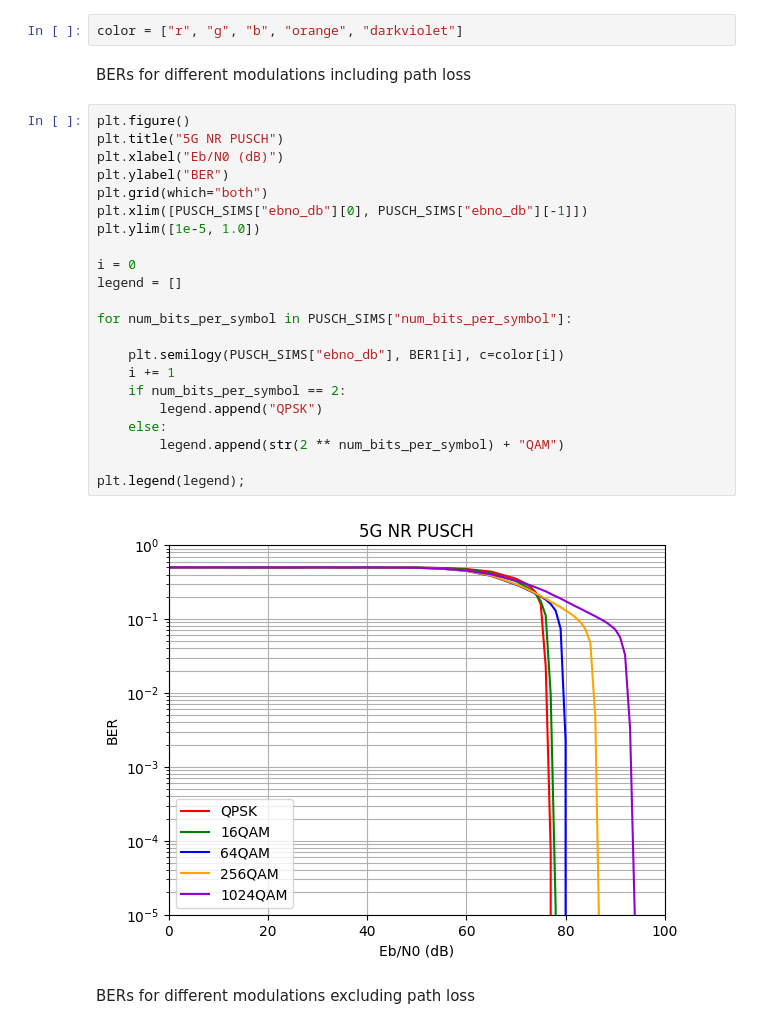
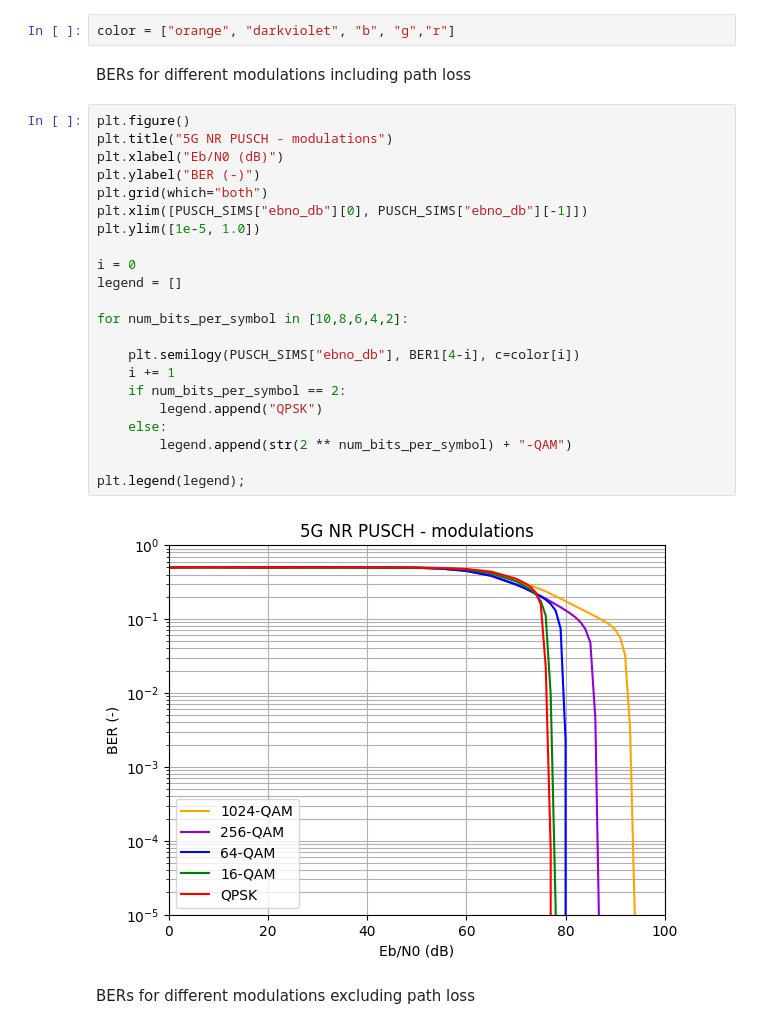
Before and after one commit to marekcrn/Masters-thesis, a Jupyter notebook: Raytracing_BERs.ipynb, the cells around one changed output. Cells and saved outputs as stored; diff of their text form.

```diff
--- a/Raytracing_BERs.ipynb
+++ b/Raytracing_BERs.ipynb
@@ -675,33 +675,33 @@ BER_modulation = np.load('data/BER_modulation.npy')
 BER_subcarrier_spacing = np.load('data/BER_subcarrier_spacing.npy')
 BER_coderate = np.load('data/BER_coderate.npy')
 # %%
-color = ["r", "g", "b", "orange", "darkviolet"]
+color = ["orange", "darkviolet", "b", "g","r"]
 # %% [markdown]
 BERs for different modulations including path loss
 # %%
 plt.figure()
-plt.title("5G NR PUSCH")
+plt.title("5G NR PUSCH - modulations")
 plt.xlabel("Eb/N0 (dB)")
-plt.ylabel("BER")
+plt.ylabel("BER (-)")
 plt.grid(which="both")
 plt.xlim([PUSCH_SIMS["ebno_db"][0], PUSCH_SIMS["ebno_db"][-1]])
 plt.ylim([1e-5, 1.0])
 
 i = 0
 legend = []
 
-for num_bits_per_symbol in PUSCH_SIMS["num_bits_per_symbol"]:
+for num_bits_per_symbol in [10,8,6,4,2]:
 
-    plt.semilogy(PUSCH_SIMS["ebno_db"], BER1[i], c=color[i])
+    plt.semilogy(PUSCH_SIMS["ebno_db"], BER1[4-i], c=color[i])
     i += 1
     if num_bits_per_symbol == 2:
         legend.append("QPSK")
     else:
-        legend.append(str(2 ** num_bits_per_symbol) + "QAM")
+        legend.append(str(2 ** num_bits_per_symbol) + "-QAM")
 
 plt.legend(legend);
 # %% [output]
-[figure, old version]
+[figure, new version]
 # %% [markdown]
 BERs for different modulations excluding path loss
 # %%
```
Also changed, not shown: parts of 11 cells of this notebook.
